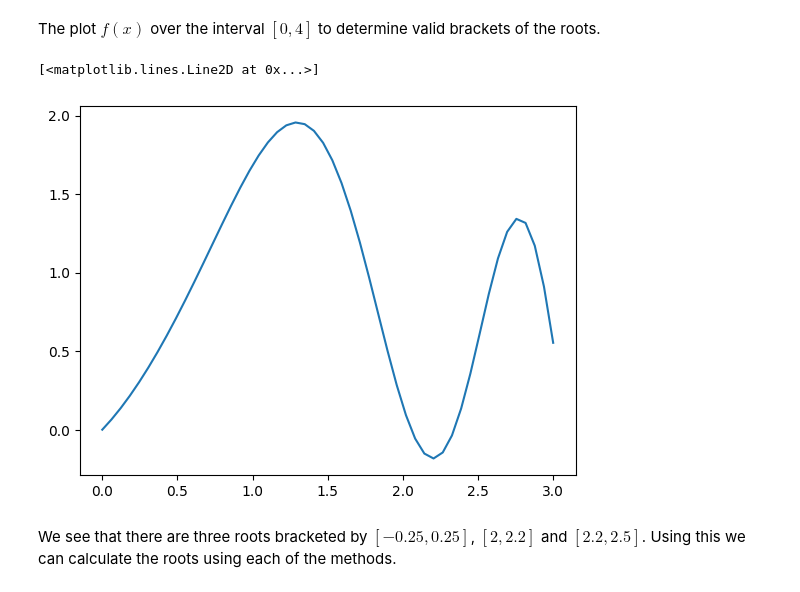
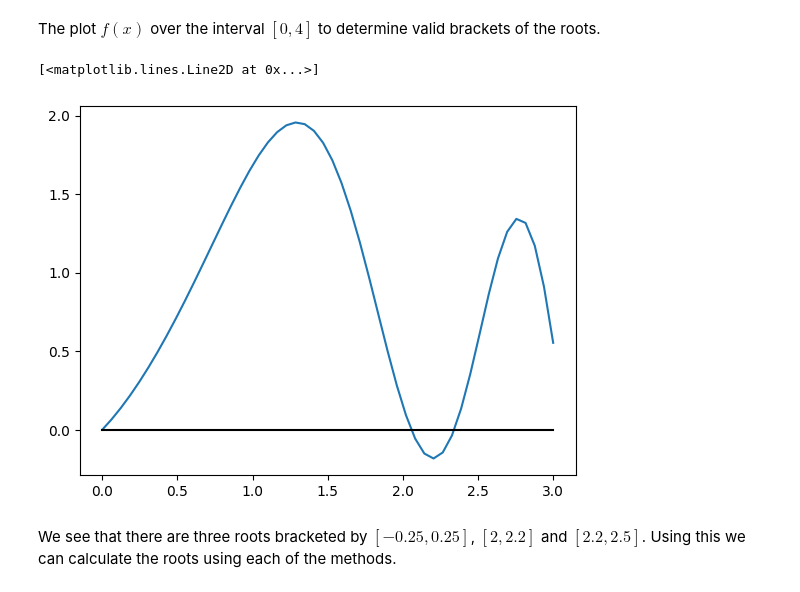
Before and after one commit to j-bowhay/Practical-Numerical-Analysis, a Jupyter notebook: problem_sheets/Problem Sheet 2.ipynb, the cells around one changed output. Cells and saved outputs as stored; diff of their text form; code cells hidden in the pictures.

```diff
--- a/problem_sheets/Problem Sheet 2.ipynb
+++ b/problem_sheets/Problem Sheet 2.ipynb
@@ -138,13 +164,14 @@ The plot $f(x)$ over the interval $[0,4]$ to determine valid brackets of the roo
 # %%
 f = lambda x: np.sin(x) + np.sin(x**2)
 
 x = np.linspace(0, 3)
 
 fig, ax = plt.subplots()
 ax.plot(x, f(x))
+ax.plot([0, 3], [0, 0], "k")
 # %% [output]
 [<matplotlib.lines.Line2D at 0x...>]
-[figure, old version]
+[figure, new version]
 # %% [markdown]
 We see that there are three roots bracketed by $[-0.25, 0.25]$, $[2, 2.2]$ and $[2.2, 2.5]$. Using this we can calculate the roots using each of the methods.
 # %%
```
Also changed, not shown: parts of 9 cells of this notebook, 2 other files.
